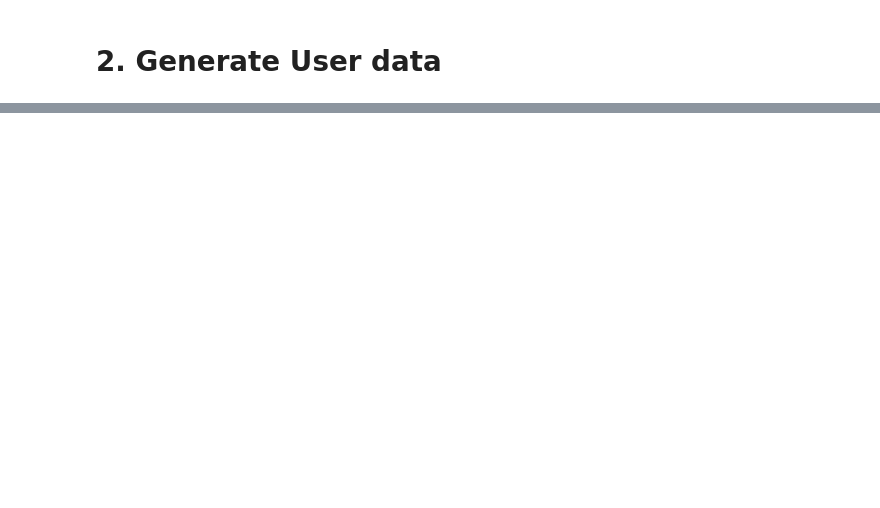
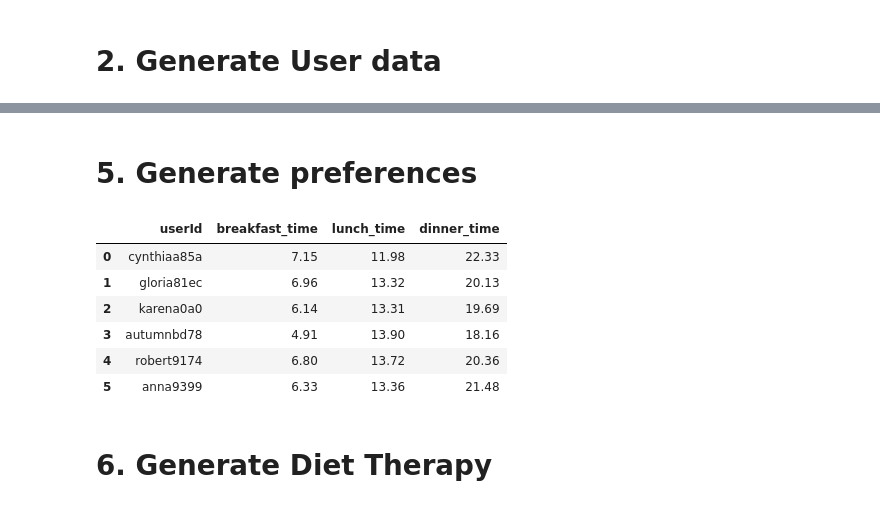
Before and after one commit to aislab-hevs/synthetic_data_nutrition_generation, a Jupyter notebook: src/generator_notebook.ipynb, the cells around one changed output, grey strips where cells are left out. Drawn from its saved outputs; the diff is of its cells as text; code cells hidden in the pictures; blank space fills up the shorter version.

Commit message:
Feat generate preferences, user_goals, activity level

```diff
--- a/src/generator_notebook.ipynb
+++ b/src/generator_notebook.ipynb
@@ -229,0 +318,24 @@ df_user_entity.to_csv("user_entity.csv", index=False)
+# %% [markdown]
+# 5. Generate preferences
+# %%
+df_preferences = pd.DataFrame(data=[], columns=["userId", "breakfast_time", "lunch_time", "dinner_time"])
+# %%
+df_preferences["userId"] = df_personal_data["userId"]
+# %%
+breakfast_time = np.random.normal(7, 1, size=500)
+lunch_time = np.random.normal(13, 1, size=500)
+dinner_time = np.random.normal(20, 1, size=500)
+# %%
+df_preferences["breakfast_time"] = np.round(breakfast_time, 2)
+df_preferences["lunch_time"] = np.round(lunch_time, 2)
+df_preferences["dinner_time"] = np.round(dinner_time, 2)
+# %%
+df_preferences.head(6)
+# %% [output]
+|  | userId | breakfast_time | lunch_time | dinner_time |
+| 0 | cynthiaa85a | 7.15 | 11.98 | 22.33 |
+| 1 | gloria81ec | 6.96 | 13.32 | 20.13 |
+| 2 | karena0a0 | 6.14 | 13.31 | 19.69 |
+| 3 | autumnbd78 | 4.91 | 13.90 | 18.16 |
+| 4 | robert9174 | 6.80 | 13.72 | 20.36 |
+| 5 | anna9399 | 6.33 | 13.36 | 21.48 |
@@ -229,0 +344,2 @@ df_user_entity.to_csv("user_entity.csv", index=False)
+# %% [markdown]
+# 6. Generate Diet Therapy
```
Also changed, not shown: parts of 28 cells of this notebook, 1 other file.
